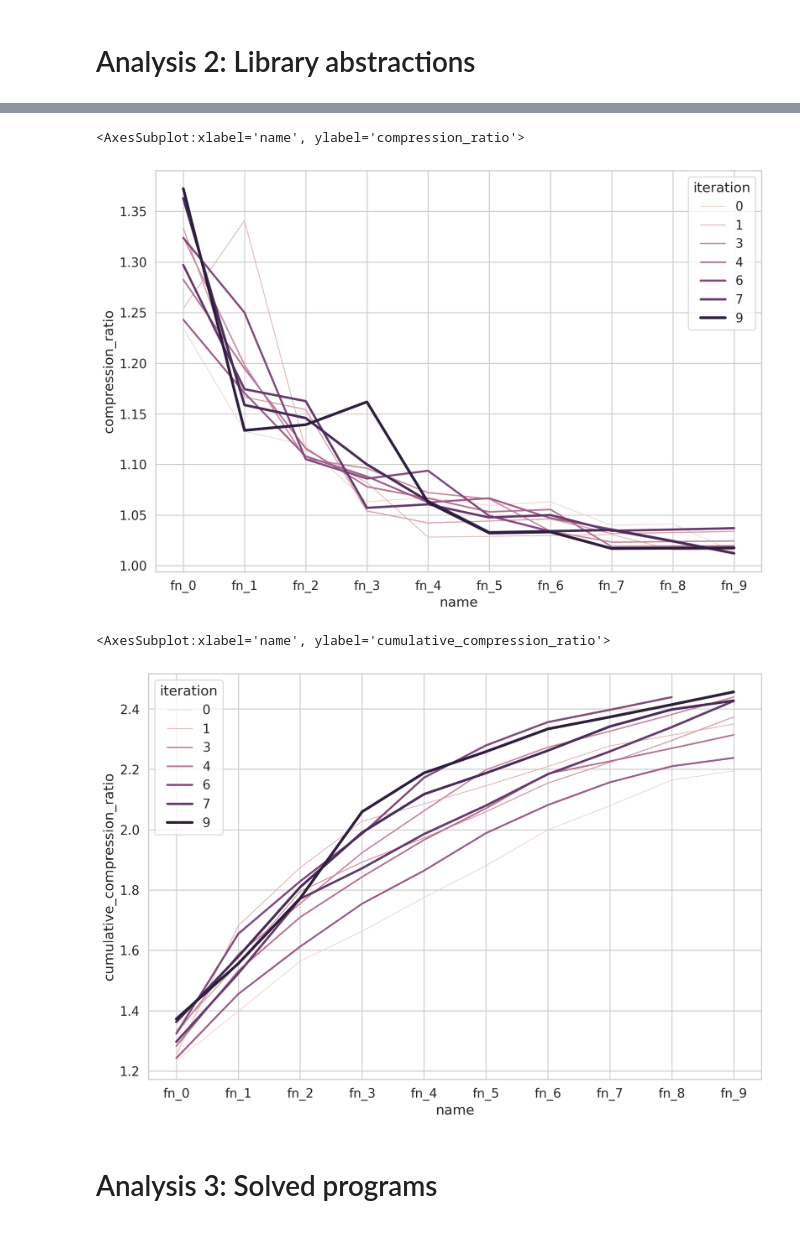
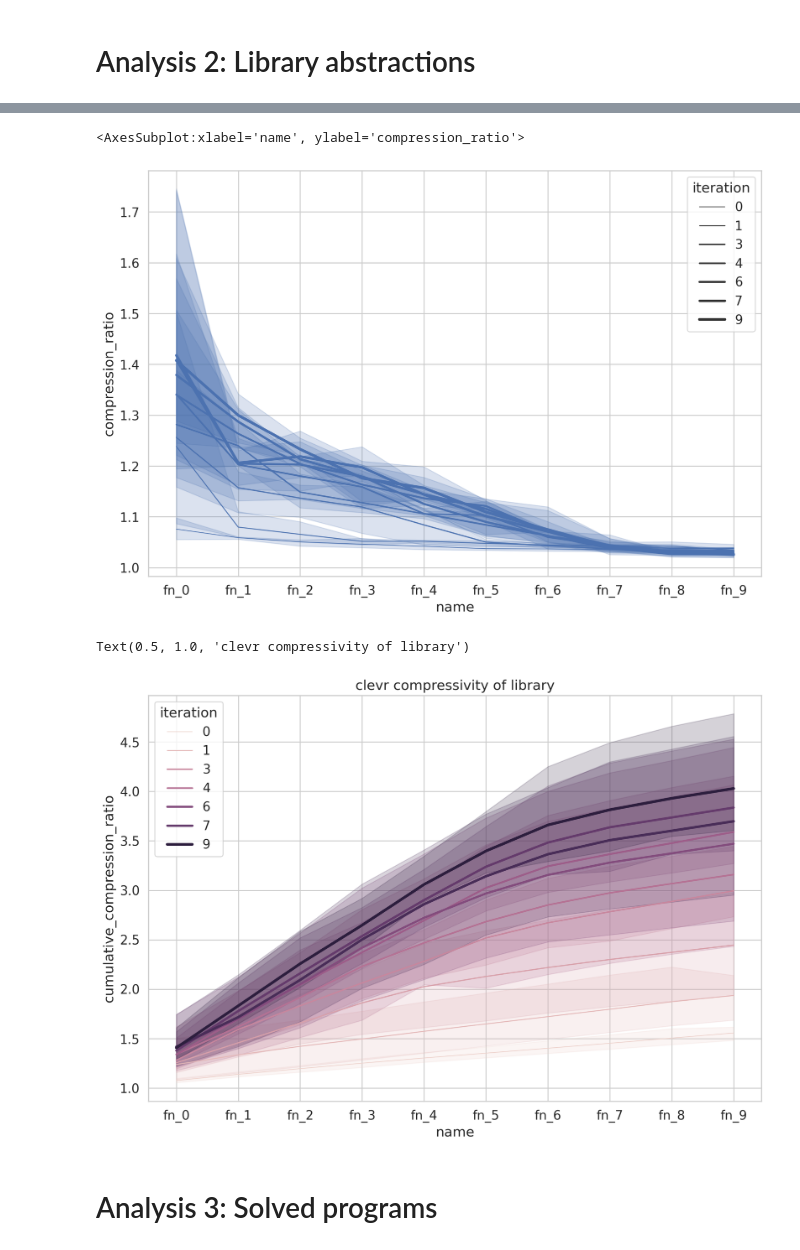
Before and after one commit to gabegrand/lilo, a Jupyter notebook: analysis/analyze_synthesis_experiment.ipynb, the cells around one changed output, grey strips where cells are left out. Drawn from its saved outputs; the diff is of its cells as text; code cells hidden in the pictures.

```diff
--- a/analysis/analyze_synthesis_experiment.ipynb
+++ b/analysis/analyze_synthesis_experiment.ipynb
@@ -20,11 +20,12 @@ sns.set_theme(style="whitegrid", font_scale=1.25, rc={'figure.figsize':(12, 8)})
 # %%
 %config InlineBackend.figure_format = 'retina'
 # %%
-EXPERIMENT_NAME = "runs_2"
-# EXPERIMENT_NAME = "benchmarks"
-# EXPERIMENT_NAME = "test_benchmarks_temp"
-DOMAIN = "re2"
-# DOMAIN = "clevr"
+# EXPERIMENT_NAME = "runs_re2"
+# DOMAIN = "re2"
+
+EXPERIMENT_NAME = "runs_clevr"
+DOMAIN = "clevr"
+
 COMPUTE_LIKELIHOODS = True
 
 FIGURES_DIR = os.path.join("figures", EXPERIMENT_NAME)
@@ -220,13 +218,14 @@ with pd.option_context('display.max_colwidth', None, 'display.max_rows', None):
 # %%
-sns.lineplot(data=df_asbtractions, x="name", y="compression_ratio", size="iteration", hue="iteration")
+sns.lineplot(data=df_asbtractions, x="name", y="compression_ratio", size="iteration")
 # %% [output]
 <AxesSubplot:xlabel='name', ylabel='compression_ratio'>
-[figure, old version]
+[figure, new version]
 # %%
 sns.lineplot(data=df_asbtractions, x="name", y="cumulative_compression_ratio", size="iteration", hue="iteration")
+plt.title(f"{DOMAIN} compressivity of library")
 # %% [output]
-<AxesSubplot:xlabel='name', ylabel='cumulative_compression_ratio'>
+Text(0.5, 1.0, 'clevr compressivity of library')
-[figure, old version]
+[figure, new version]
 # %% [markdown]
 # Analysis 3: Solved programs
 # %%
```
Also changed, not shown: parts of 15 cells of this notebook.
